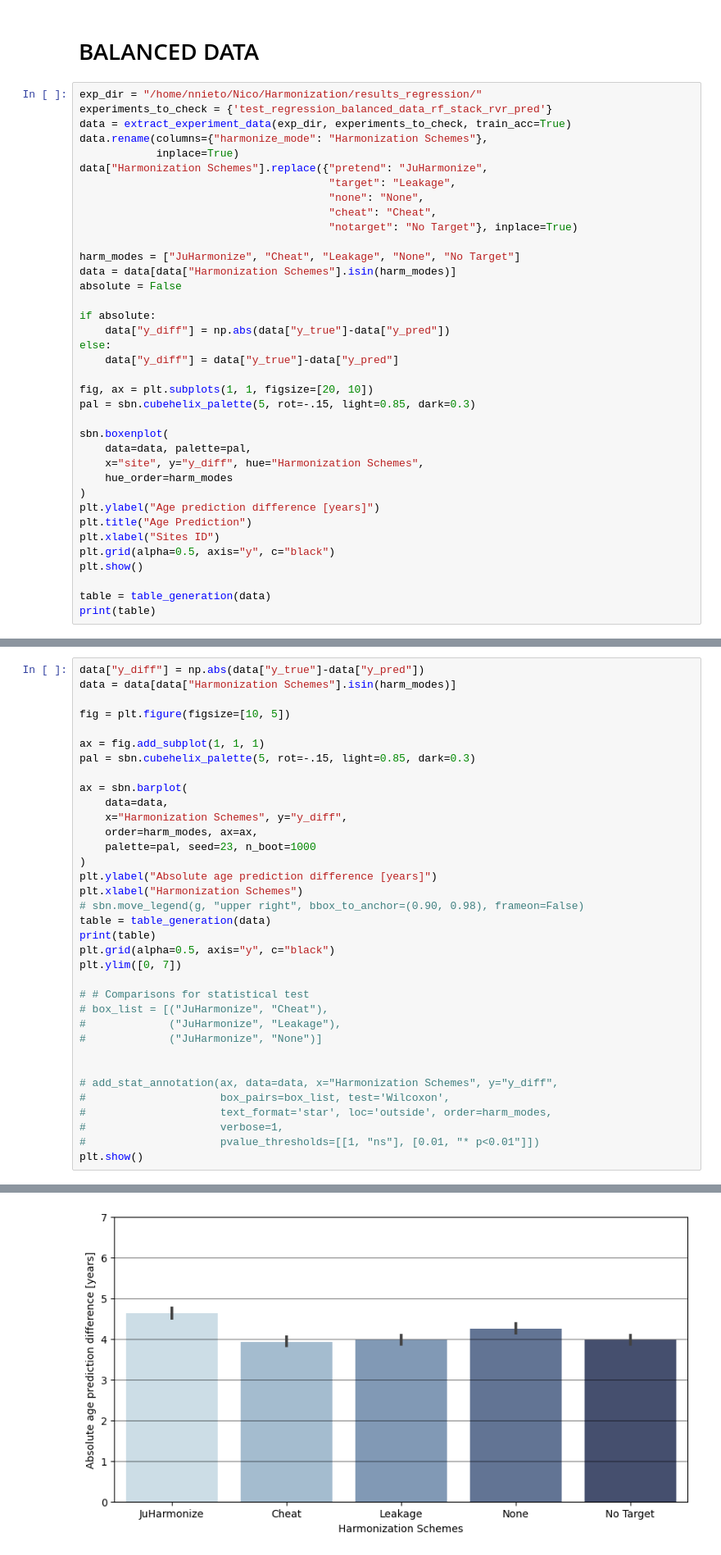
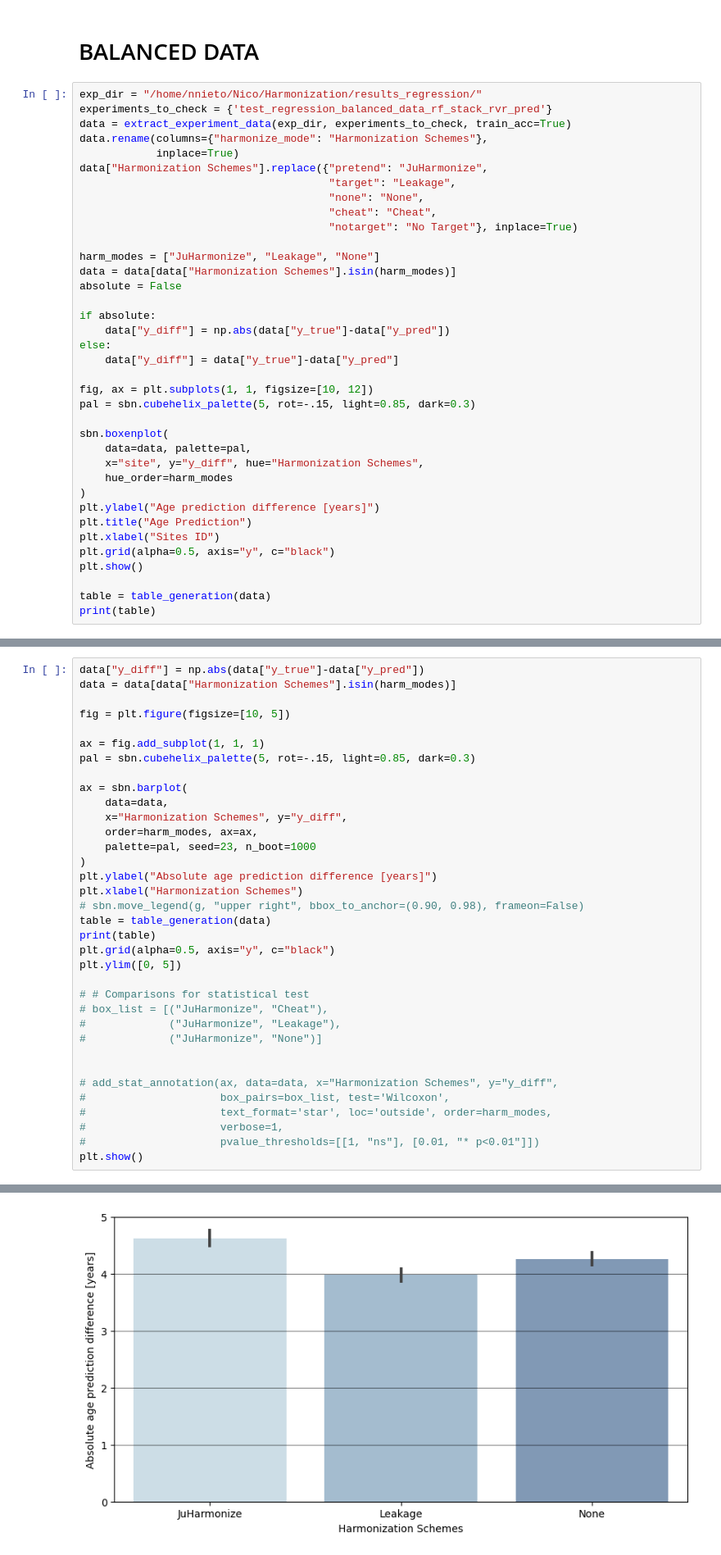
Before and after one commit to juaml/harmonize_project, a Jupyter notebook: 3_check_results/regression_plots.ipynb, the cells around one changed output, grey strips where cells are left out. Shown at 82% size. Saved outputs shown, nothing was run; the diff lists cells and outputs as text.

```diff
--- a/3_check_results/regression_plots.ipynb
+++ b/3_check_results/regression_plots.ipynb
@@ -181,7 +190,7 @@ data["Harmonization Schemes"].replace({"pretend": "JuHarmonize",
                                        "cheat": "Cheat",
                                        "notarget": "No Target"}, inplace=True)
 
-harm_modes = ["JuHarmonize", "Cheat", "Leakage", "None", "No Target"]
+harm_modes = ["JuHarmonize", "Leakage", "None"]
 data = data[data["Harmonization Schemes"].isin(harm_modes)]
 absolute = False
 
@@ -190,7 +199,7 @@ if absolute:
 else:
     data["y_diff"] = data["y_true"]-data["y_pred"]
 
-fig, ax = plt.subplots(1, 1, figsize=[20, 10])
+fig, ax = plt.subplots(1, 1, figsize=[10, 12])
 pal = sbn.cubehelix_palette(5, rot=-.15, light=0.85, dark=0.3)
 
 sbn.boxenplot(
@@ -235,7 +242,7 @@ plt.xlabel("Harmonization Schemes")
 table = table_generation(data)
 print(table)
 plt.grid(alpha=0.5, axis="y", c="black")
-plt.ylim([0, 7])
+plt.ylim([0, 5])
 
 # # Comparisons for statistical test
 # box_list = [("JuHarmonize", "Cheat"),
@@ -258,5 +263,5 @@ No Target   -0.334470  0.913585  3.973905
 None        -0.353719  0.904034  4.255477
-[figure, old version]
+[figure, new version]
 # %% [markdown]
 # Multiples pipelines
 # %%
```
Also changed, not shown: parts of 15 cells of this notebook, 10 other files.
